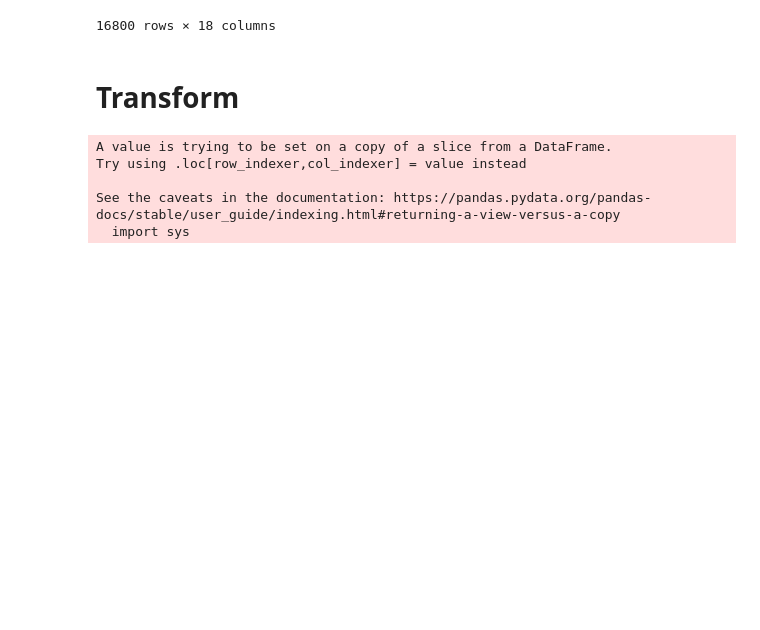
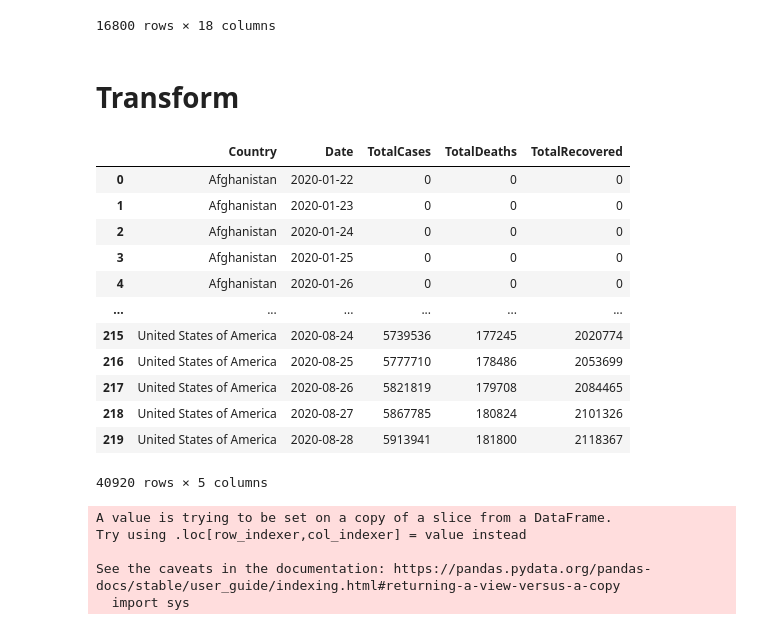
Before and after one commit to darrenlefort/ETL-Project, a Jupyter notebook: ETL PROJECT.ipynb, the cells around one changed output. Cells and saved outputs as stored; diff of their text form; code cells hidden in the pictures; blank space fills up the shorter version.

```diff
--- a/ETL PROJECT.ipynb
+++ b/ETL PROJECT.ipynb
@@ -100,34 +99,49 @@ special_measures_df
 # Source1: changing the date format
 covid_df.loc[:,'Date']=pd.to_datetime(covid_df.loc[:,"Date"]).apply(lambda x: x.date())
 covid_df.head()
 # Source1: discovering the uncleanness
 covid_df.shape
 # # the shape shows that the data is not consistent so there must be redundancies
 days=len(covid_df['Date'].value_counts())
 days
 date_percountry=covid_df['Country'].value_counts()
 date_percountry
 
 # # deleting the multiple rows for the same date
 countries=covid_df['Country'].unique()
 for c in countries:
     if date_percountry[c]>days:
         country_df=covid_df.loc[(covid_df["Country"]==c)]
         max_df=country_df.groupby('Date').max().reset_index()
         new_df=covid_df.loc[(covid_df["Country"]!=c)]
         frames=[new_df,max_df]
         new_covid_df = pd.concat(frames)
 clean_covid_df=new_covid_df.copy()
 
 clean_covid_df
 clean_covid_df.shape
 #there are still some duplicate data
 clean_covid_df['Date'].value_counts()
 # there are more than 186 (number of countries) dates where all so we must delete the duplicate dates for the same country
-clean_covid_df=clean_covid_df.drop_duplicates(subset=['Date','Country','Total Deaths','Total Recovered'])
+clean_covid_df=clean_covid_df.drop_duplicates(subset=['Date','Country'])
 #now the shape shows that the data is totally clean
 # so we will write this to a csv to save time
 clean_covid_df.to_csv('Resources/covid_from_API.CSV')
+clean_covid_df
+# %% [output]
+|  | Country | Date | TotalCases | TotalDeaths | TotalRecovered |
+| 0 | Afghanistan | 2020-01-22 | 0 | 0 | 0 |
+| 1 | Afghanistan | 2020-01-23 | 0 | 0 | 0 |
+| 2 | Afghanistan | 2020-01-24 | 0 | 0 | 0 |
+| 3 | Afghanistan | 2020-01-25 | 0 | 0 | 0 |
+| 4 | Afghanistan | 2020-01-26 | 0 | 0 | 0 |
+| ... | ... | ... | ... | ... | ... |
+| 215 | United States of America | 2020-08-24 | 5739536 | 177245 | 2020774 |
+| 216 | United States of America | 2020-08-25 | 5777710 | 178486 | 2053699 |
+| 217 | United States of America | 2020-08-26 | 5821819 | 179708 | 2084465 |
+| 218 | United States of America | 2020-08-27 | 5867785 | 180824 | 2101326 |
+| 219 | United States of America | 2020-08-28 | 5913941 | 181800 | 2118367 |
+40920 rows × 5 columns
 # %%
 #Source 2:
 # delete the first row
```
Also changed, not shown: parts of 18 cells of this notebook, 3 other files.
